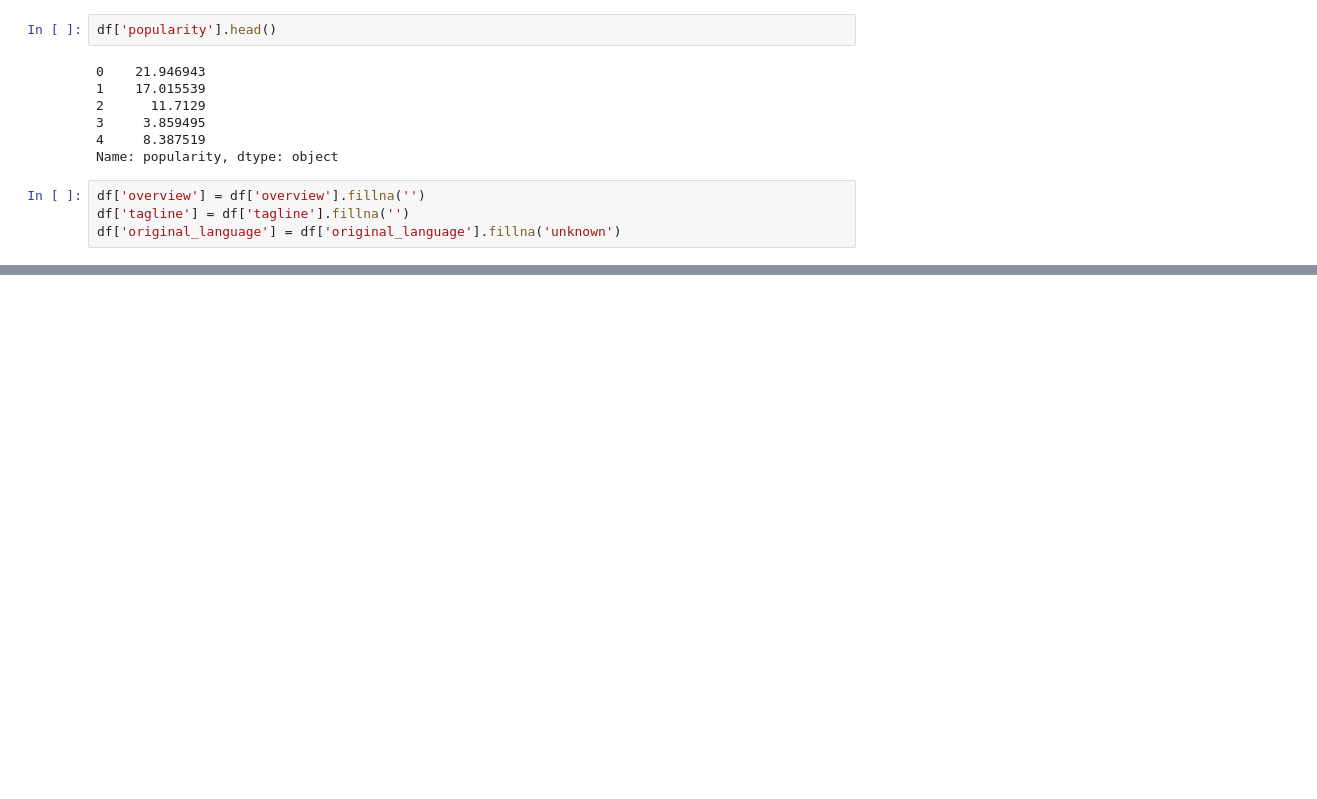
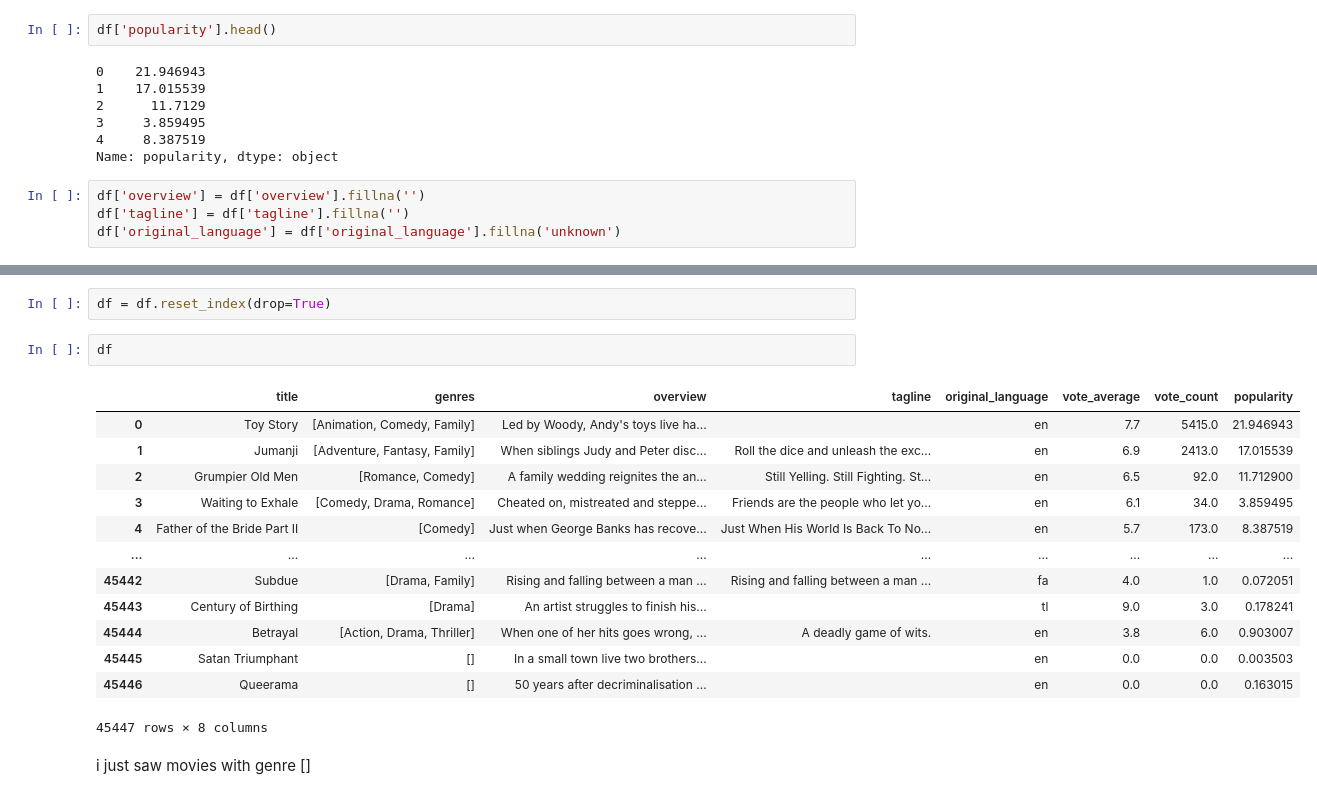
Before and after one commit to Lakshyaraj-Singh-Rao/Movie-recommendation-system, a Jupyter notebook: EDA.ipynb, the cells around one changed output, grey strips where cells are left out. Drawn from its saved outputs; the diff is of its cells as text; blank space fills up the shorter version.

```diff
--- a/EDA.ipynb
+++ b/EDA.ipynb
@@ -91,0 +180,20 @@ df['original_language'] = df['original_language'].fillna('unknown')
+# %%
+df = df.reset_index(drop=True)
+# %%
+df
+# %% [output]
+|  | title | genres | overview | tagline | original_language | vote_average | vote_count | popularity |
+| 0 | Toy Story | [Animation, Comedy, Family] | Led by Woody, Andy's toys live ha... |  | en | 7.7 | 5415.0 | 21.946943 |
+| 1 | Jumanji | [Adventure, Fantasy, Family] | When siblings Judy and Peter disc... | Roll the dice and unleash the exc... | en | 6.9 | 2413.0 | 17.015539 |
+| 2 | Grumpier Old Men | [Romance, Comedy] | A family wedding reignites the an... | Still Yelling. Still Fighting. St... | en | 6.5 | 92.0 | 11.712900 |
+| 3 | Waiting to Exhale | [Comedy, Drama, Romance] | Cheated on, mistreated and steppe... | Friends are the people who let yo... | en | 6.1 | 34.0 | 3.859495 |
+| 4 | Father of the Bride Part II | [Comedy] | Just when George Banks has recove... | Just When His World Is Back To No... | en | 5.7 | 173.0 | 8.387519 |
+| ... | ... | ... | ... | ... | ... | ... | ... | ... |
+| 45442 | Subdue | [Drama, Family] | Rising and falling between a man ... | Rising and falling between a man ... | fa | 4.0 | 1.0 | 0.072051 |
+| 45443 | Century of Birthing | [Drama] | An artist struggles to finish his... |  | tl | 9.0 | 3.0 | 0.178241 |
+| 45444 | Betrayal | [Action, Drama, Thriller] | When one of her hits goes wrong, ... | A deadly game of wits. | en | 3.8 | 6.0 | 0.903007 |
+| 45445 | Satan Triumphant | [] | In a small town live two brothers... |  | en | 0.0 | 0.0 | 0.003503 |
+| 45446 | Queerama | [] | 50 years after decriminalisation ... |  | en | 0.0 | 0.0 | 0.163015 |
+45447 rows × 8 columns
+# %% [markdown]
+i just saw movies with genre []
```
Also changed, not shown: parts of 18 cells of this notebook.
